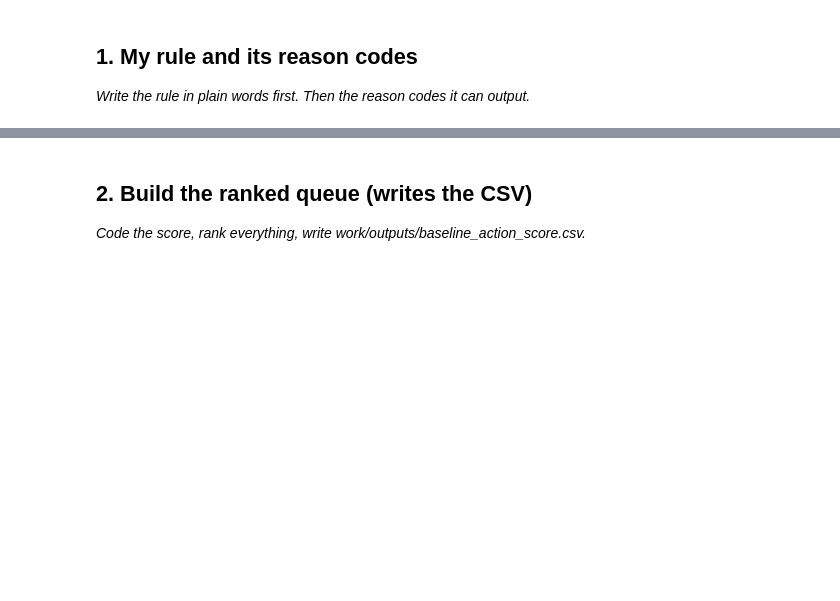
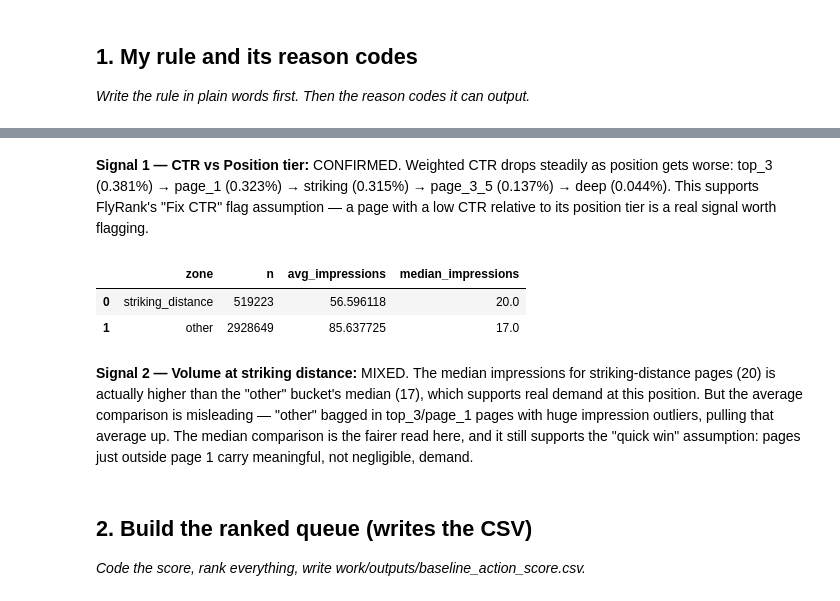
Before and after one commit to rifkiay/flyrank-ml-internship-starter, a Jupyter notebook: work/notebooks/w04_baseline_score.ipynb, the cells around one changed output, grey strips where cells are left out. Drawn from its saved outputs; the diff is of its cells as text; code cells hidden in the pictures; blank space fills up the shorter version.

```diff
--- a/work/notebooks/w04_baseline_score.ipynb
+++ b/work/notebooks/w04_baseline_score.ipynb
@@ -16,3 +77,26 @@ This skeleton is yours to fill. Work the sections **in order** — each one has
+# %% [markdown]
+**Signal 1 — CTR vs Position tier:** CONFIRMED. Weighted CTR drops steadily as position gets worse: top_3 (0.381%) → page_1 (0.323%) → striking (0.315%) → page_3_5 (0.137%) → deep (0.044%). This supports FlyRank's "Fix CTR" flag assumption — a page with a low CTR relative to its position tier is a real signal worth flagging.
+# %%
+signal2 = con.sql(f"""
+SELECT
+  CASE
+    WHEN gsc_avg_position > 10 AND gsc_avg_position <= 20 THEN 'striking_distance'
+    ELSE 'other'
+  END AS zone,
+  COUNT(*) AS n,
+  AVG(gsc_impressions) AS avg_impressions,
+  PERCENTILE_CONT(0.5) WITHIN GROUP (ORDER BY gsc_impressions) AS median_impressions
+FROM read_parquet('{month_path}')
+WHERE gsc_data_available IS TRUE AND gsc_avg_position > 0
+GROUP BY zone
+""").df()
+signal2
+# %% [output]
+|  | zone | n | avg_impressions | median_impressions |
+| 0 | striking_distance | 519223 | 56.596118 | 20.0 |
+| 1 | other | 2928649 | 85.637725 | 17.0 |
+# %% [markdown]
+**Signal 2 — Volume at striking distance:** MIXED. The median impressions for striking-distance pages (20) is actually higher than the "other" bucket's median (17), which supports real demand at this position. But the average comparison is misleading — "other" bagged in top_3/page_1 pages with huge impression outliers, pulling that average up. The median comparison is the fairer read here, and it still supports the "quick win" assumption: pages just outside page 1 carry meaningful, not negligible, demand.
 # %% [markdown]
 ## 2. Build the ranked queue (writes the CSV)
 
```
Also changed, not shown: parts of 12 cells of this notebook.
